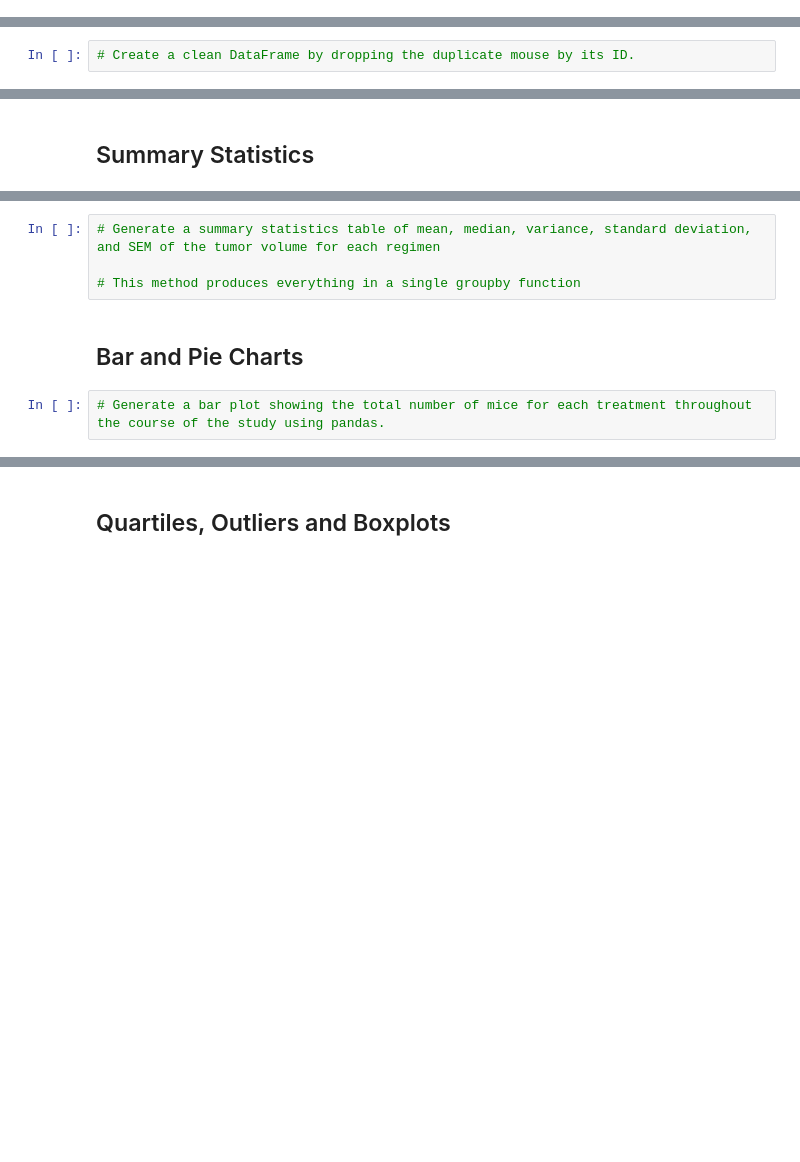
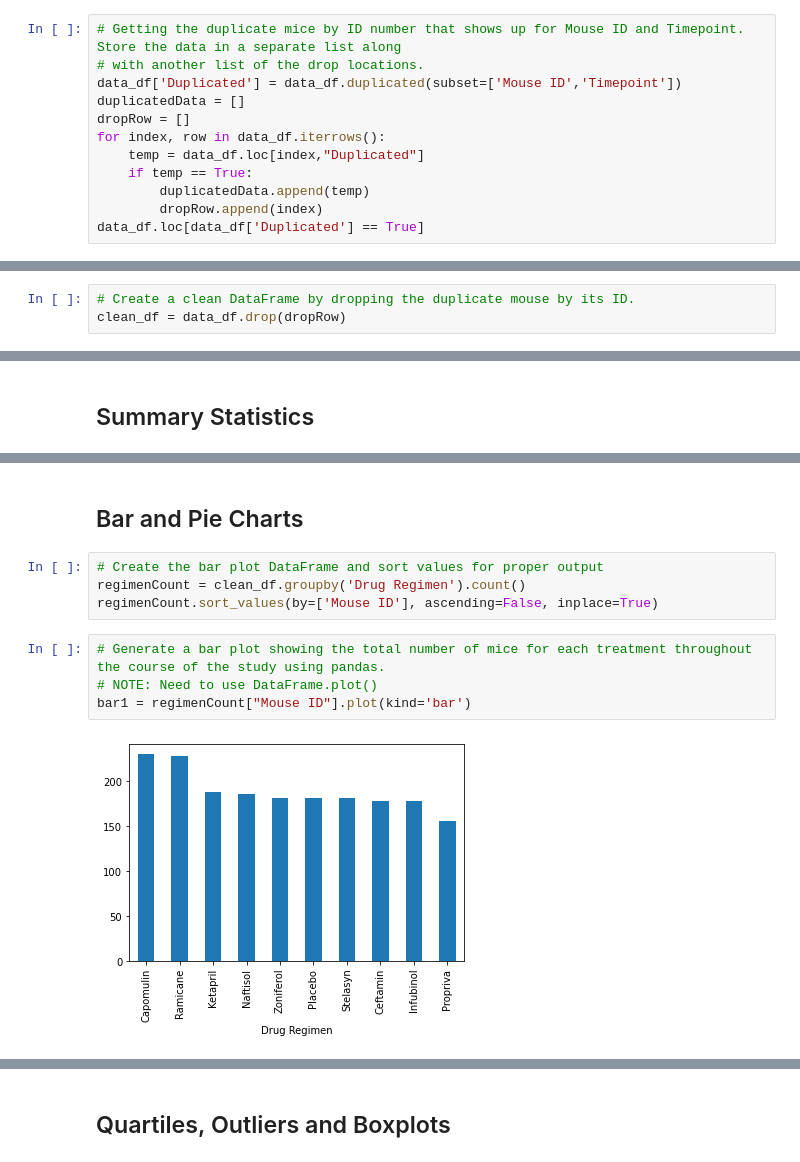
Before and after one commit to BananasFoster623/matplotlib-challenge, a Jupyter notebook: pymaceuticals_starter.ipynb, the cells around one changed output, grey strips where cells are left out. Cells and saved outputs as stored; diff of their text form; blank space fills up the shorter version.

```diff
--- a/pymaceuticals_starter.ipynb
+++ b/pymaceuticals_starter.ipynb
@@ -49,0 +63,12 @@ The number of mice in our dataset is what we expected at 249.
+# %%
+# Getting the duplicate mice by ID number that shows up for Mouse ID and Timepoint. Store the data in a separate list along
+# with another list of the drop locations.
+data_df['Duplicated'] = data_df.duplicated(subset=['Mouse ID','Timepoint'])
+duplicatedData = []
+dropRow = []
+for index, row in data_df.iterrows():
+    temp = data_df.loc[index,"Duplicated"]
+    if temp == True:
+        duplicatedData.append(temp)
+        dropRow.append(index)
+data_df.loc[data_df['Duplicated'] == True]
@@ -50,2 +82,3 @@ The number of mice in our dataset is what we expected at 249.
 # %%
 # Create a clean DataFrame by dropping the duplicate mouse by its ID.
+clean_df = data_df.drop(dropRow)
@@ -60,9 +117,13 @@ The number of mice in our dataset is what we expected at 249.
-# %%
-# Generate a summary statistics table of mean, median, variance, standard deviation, and SEM of the tumor volume for each regimen
-
-# This method produces everything in a single groupby function
 # %% [markdown]
 ## Bar and Pie Charts
+# %%
+# Create the bar plot DataFrame and sort values for proper output
+regimenCount = clean_df.groupby('Drug Regimen').count()
+regimenCount.sort_values(by=['Mouse ID'], ascending=False, inplace=True)
 # %%
 # Generate a bar plot showing the total number of mice for each treatment throughout the course of the study using pandas.
+# NOTE: Need to use DataFrame.plot()
+bar1 = regimenCount["Mouse ID"].plot(kind='bar')
+# %% [output]
+[figure, added]
 # %%
```
Also changed, not shown: parts of 29 cells of this notebook.
